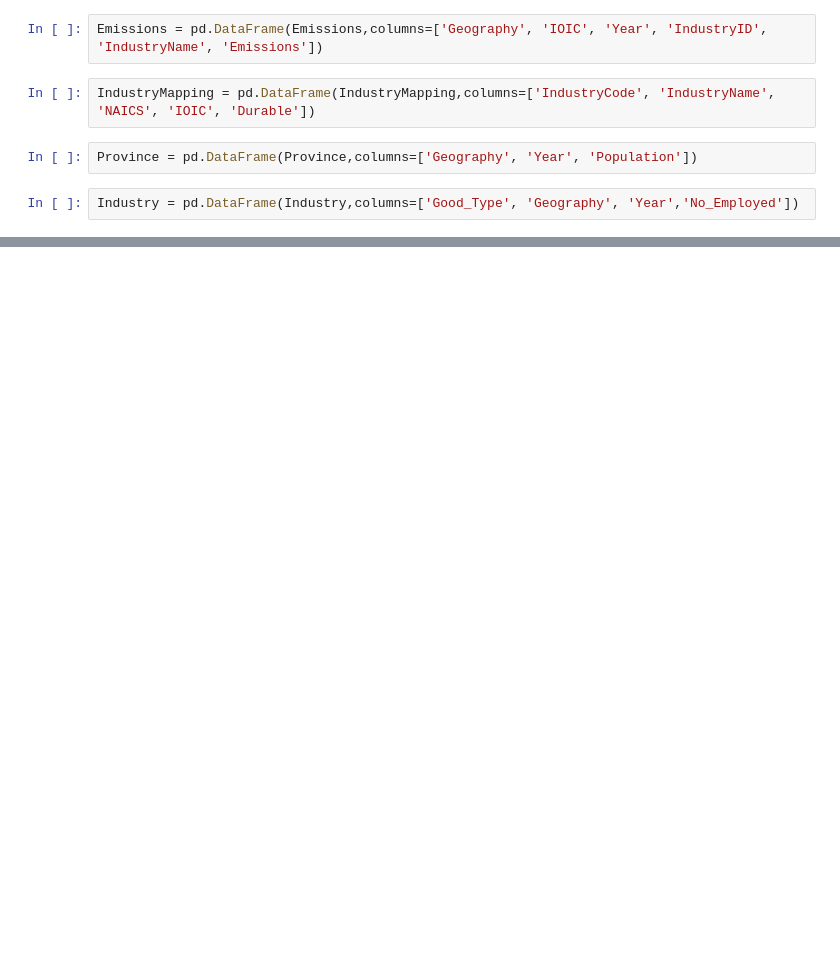
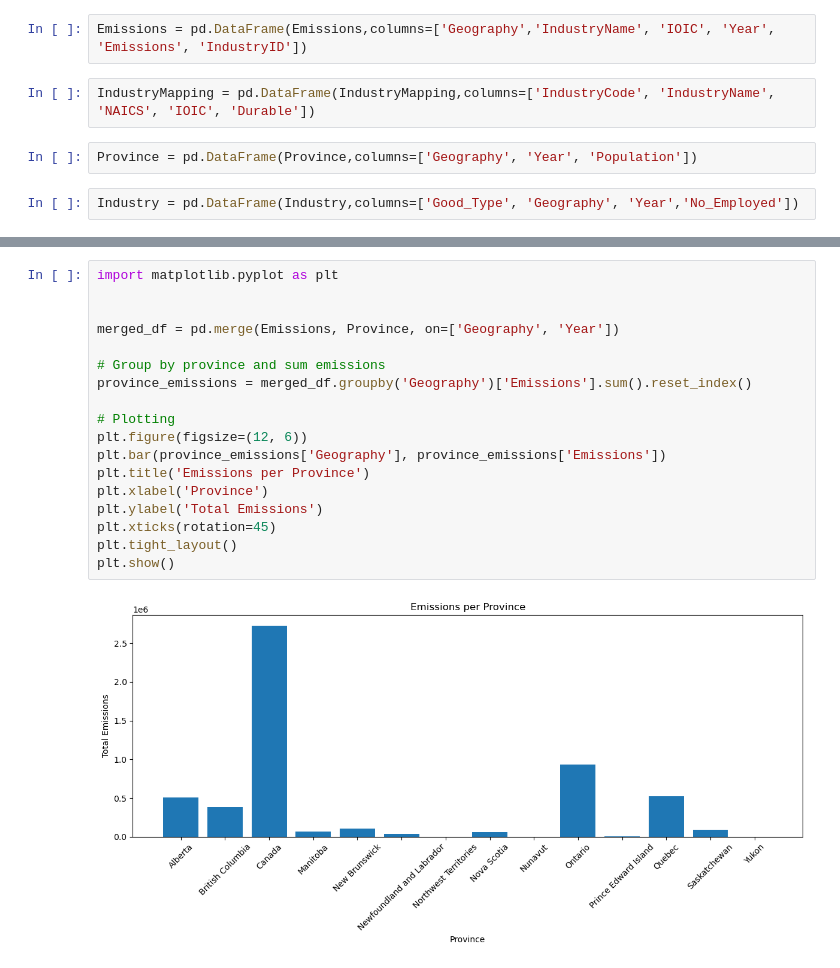
Before and after one commit to Kaylan-W/ghg-emissions-cpsc_368, a Jupyter notebook: db.ipynb, the cells around one changed output, grey strips where cells are left out. Drawn from its saved outputs; the diff is of its cells as text; blank space fills up the shorter version.

```diff
--- a/db.ipynb
+++ b/db.ipynb
@@ -35,7 +35,7 @@ for row in cur.execute("select * from Emissions"):
 
 cur.close()
 # %%
-Emissions = pd.DataFrame(Emissions,columns=['Geography', 'IOIC', 'Year', 'IndustryID', 'IndustryName', 'Emissions'])
+Emissions = pd.DataFrame(Emissions,columns=['Geography','IndustryName', 'IOIC', 'Year',  'Emissions', 'IndustryID'])
 # %%
 IndustryMapping = pd.DataFrame(IndustryMapping,columns=['IndustryCode', 'IndustryName', 'NAICS', 'IOIC', 'Durable'])
 # %%
@@ -60,0 +61,20 @@ Industry
+# %%
+import matplotlib.pyplot as plt
+
+
+merged_df = pd.merge(Emissions, Province, on=['Geography', 'Year'])
+
+# Group by province and sum emissions
+province_emissions = merged_df.groupby('Geography')['Emissions'].sum().reset_index()
+
+# Plotting
+plt.figure(figsize=(12, 6))
+plt.bar(province_emissions['Geography'], province_emissions['Emissions'])
+plt.title('Emissions per Province')
+plt.xlabel('Province')
+plt.ylabel('Total Emissions')
+plt.xticks(rotation=45)
+plt.tight_layout()
+plt.show()
+# %% [output]
+[figure, added]
```
Also changed, not shown: parts of 6 cells of this notebook.
